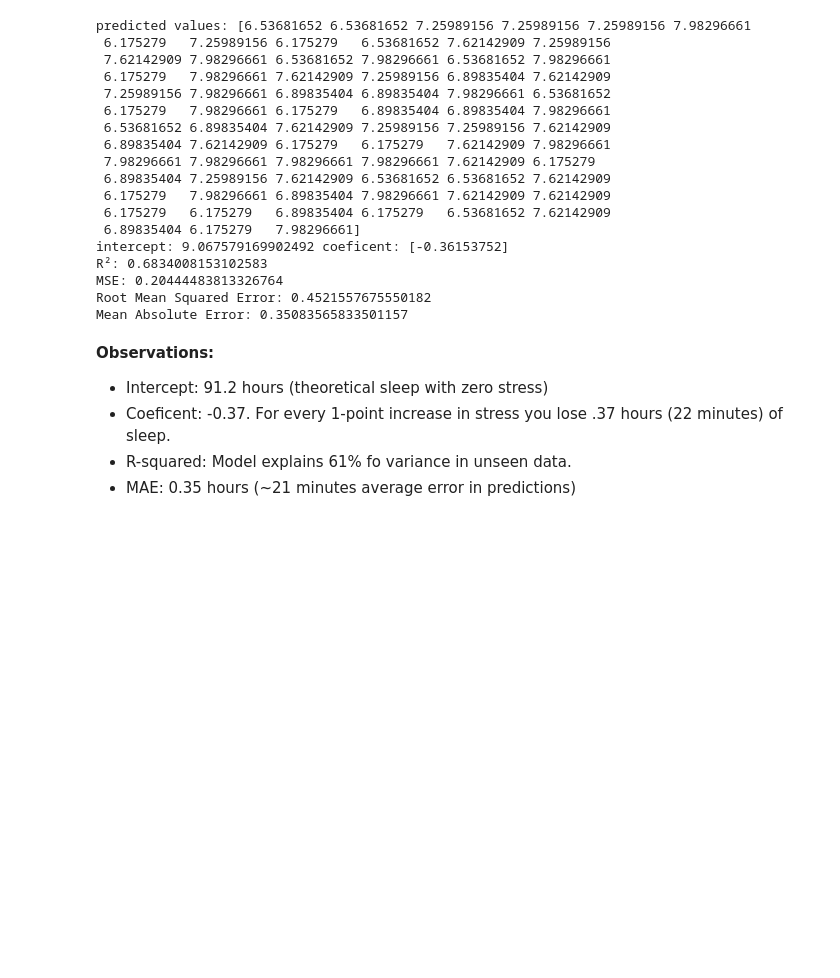
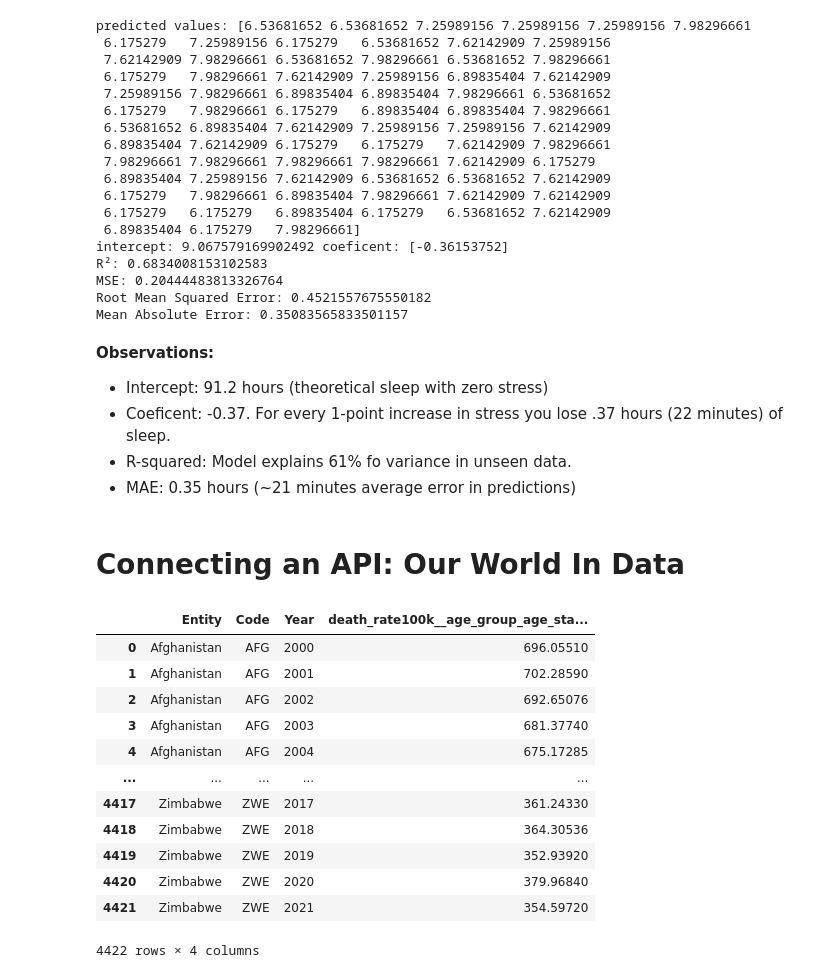
Before and after one commit to chandlershortlidge/sleep-heath-analysis, a Jupyter notebook: main.ipynb, the cells around one changed output. Drawn from its saved outputs; the diff is of its cells as text; code cells hidden in the pictures; blank space fills up the shorter version.

```diff
--- a/main.ipynb
+++ b/main.ipynb
@@ -427,3 +427,30 @@ Mean Absolute Error: 0.35083565833501157
 - Coeficent: -0.37. For every 1-point increase in stress you lose .37 hours (22 minutes) of sleep.
 - R-squared: Model explains 61% fo variance in unseen data.
 - MAE: 0.35 hours (~21 minutes average error in predictions)
+# %% [markdown]
+# Connecting an API: Our World In Data
+# %%
+import pandas as pd
+import requests
+
+# Fetch the data.
+df = pd.read_csv("https://ourworldindata.org/grapher/death-rate-from-cardiovascular-disease-age-standardized-ghe.csv?v=1&csvType=full&useColumnShortNames=true", storage_options = {'User-Agent': 'Our World In Data data fetch/1.0'})
+
+# Fetch the metadata
+metadata = requests.get("https://ourworldindata.org/grapher/death-rate-from-cardiovascular-disease-age-standardized-ghe.metadata.json?v=1&csvType=full&useColumnShortNames=true").json()
+# %%
+df
+# %% [output]
+|  | Entity | Code | Year | death_rate100k__age_group_age_sta... |
+| 0 | Afghanistan | AFG | 2000 | 696.05510 |
+| 1 | Afghanistan | AFG | 2001 | 702.28590 |
+| 2 | Afghanistan | AFG | 2002 | 692.65076 |
+| 3 | Afghanistan | AFG | 2003 | 681.37740 |
+| 4 | Afghanistan | AFG | 2004 | 675.17285 |
+| ... | ... | ... | ... | ... |
+| 4417 | Zimbabwe | ZWE | 2017 | 361.24330 |
+| 4418 | Zimbabwe | ZWE | 2018 | 364.30536 |
+| 4419 | Zimbabwe | ZWE | 2019 | 352.93920 |
+| 4420 | Zimbabwe | ZWE | 2020 | 379.96840 |
+| 4421 | Zimbabwe | ZWE | 2021 | 354.59720 |
+4422 rows × 4 columns
```
